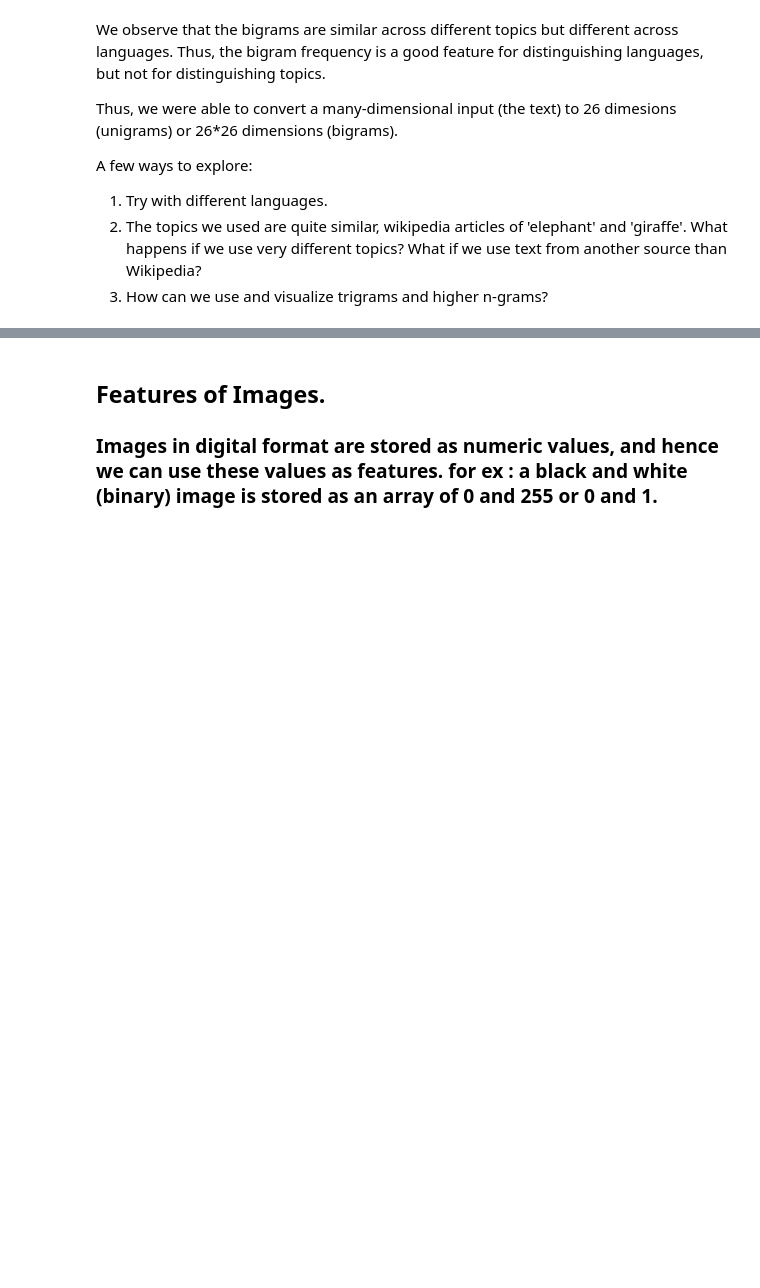
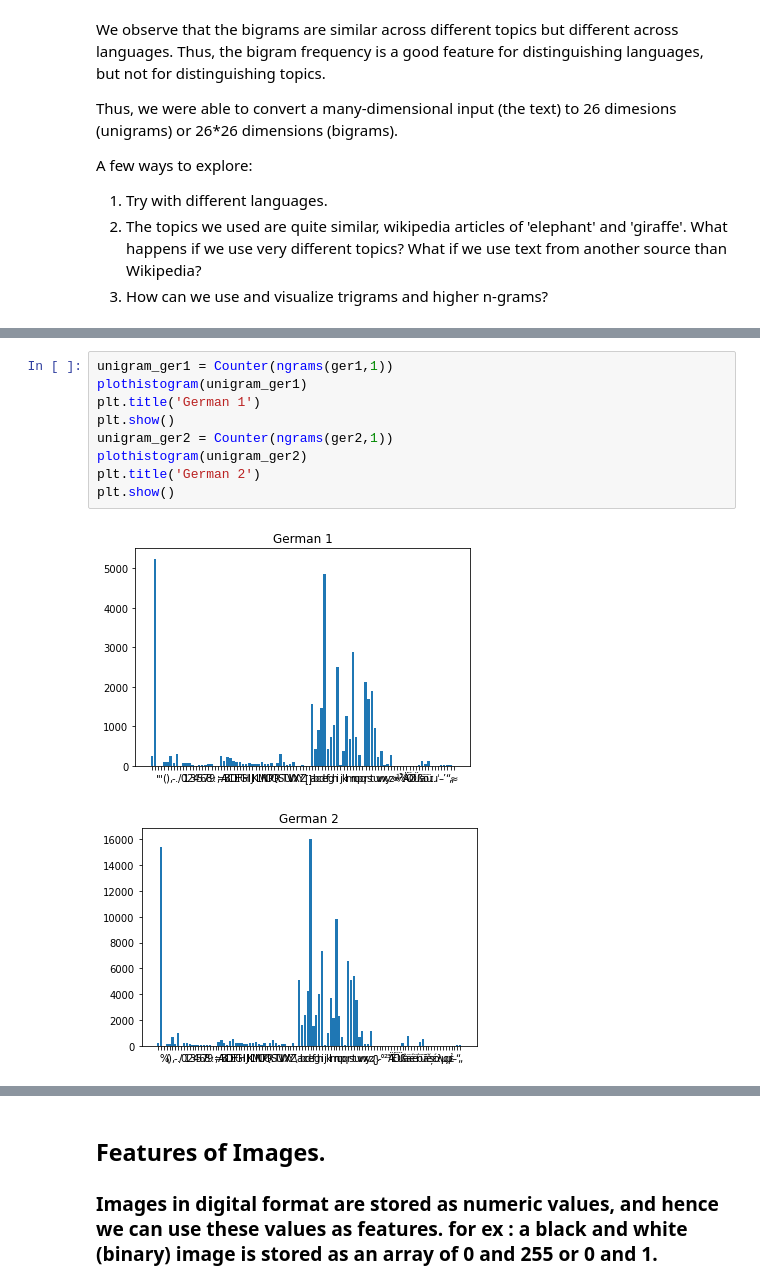
Before and after one commit to itzwow/FMML_August_AmitBera, a Jupyter notebook: Lab2_20fmml20220111_FMML_Aug22_M1Lab2_DataFeatures&Augmentation.ipynb, the cells around one changed output, grey strips where cells are left out. Cells and saved outputs as stored; diff of their text form; blank space fills up the shorter version.

```diff
--- a/Lab2_20fmml20220111_FMML_Aug22_M1Lab2_DataFeatures&Augmentation.ipynb
+++ b/Lab2_20fmml20220111_FMML_Aug22_M1Lab2_DataFeatures&Augmentation.ipynb
@@ -332,0 +422,12 @@ A few ways to explore:
+# %%
+unigram_ger1 = Counter(ngrams(ger1,1))
+plothistogram(unigram_ger1)
+plt.title('German 1')
+plt.show()
+unigram_ger2 = Counter(ngrams(ger2,1))
+plothistogram(unigram_ger2)
+plt.title('German 2')
+plt.show()
+# %% [output]
+[figure, added]
+[figure, added]
```
Also changed, not shown: parts of 28 cells of this notebook.
